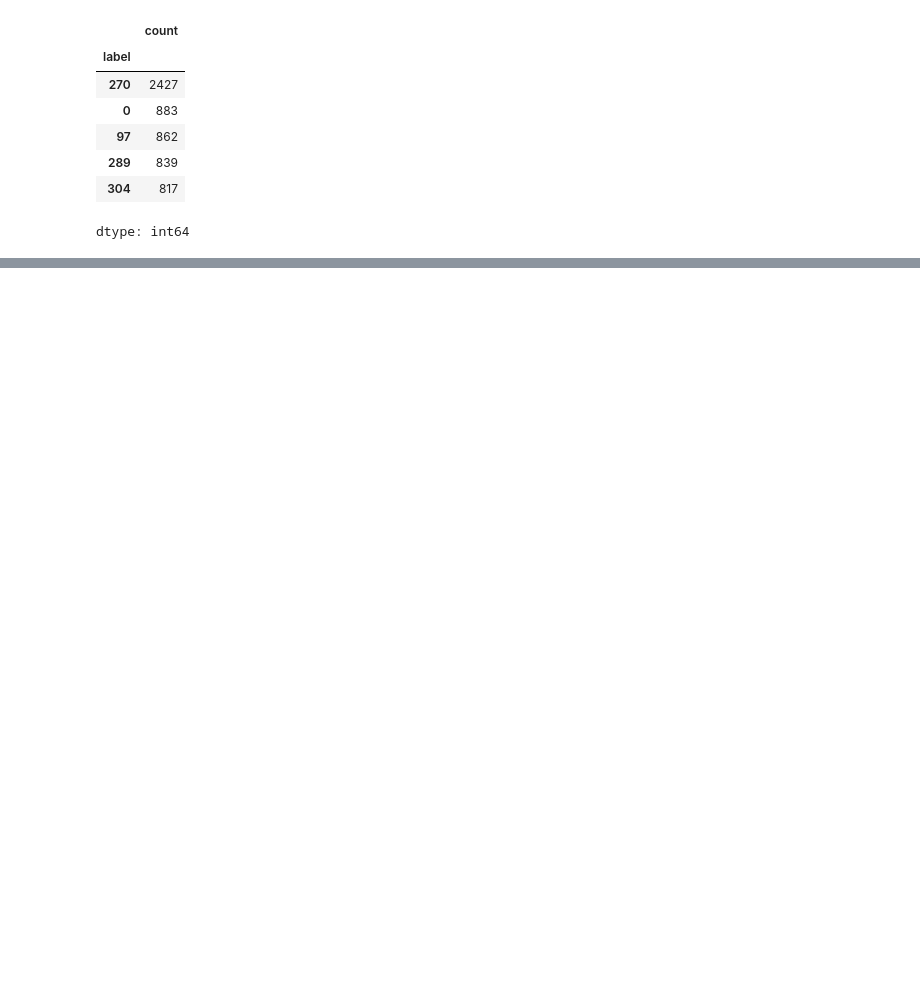
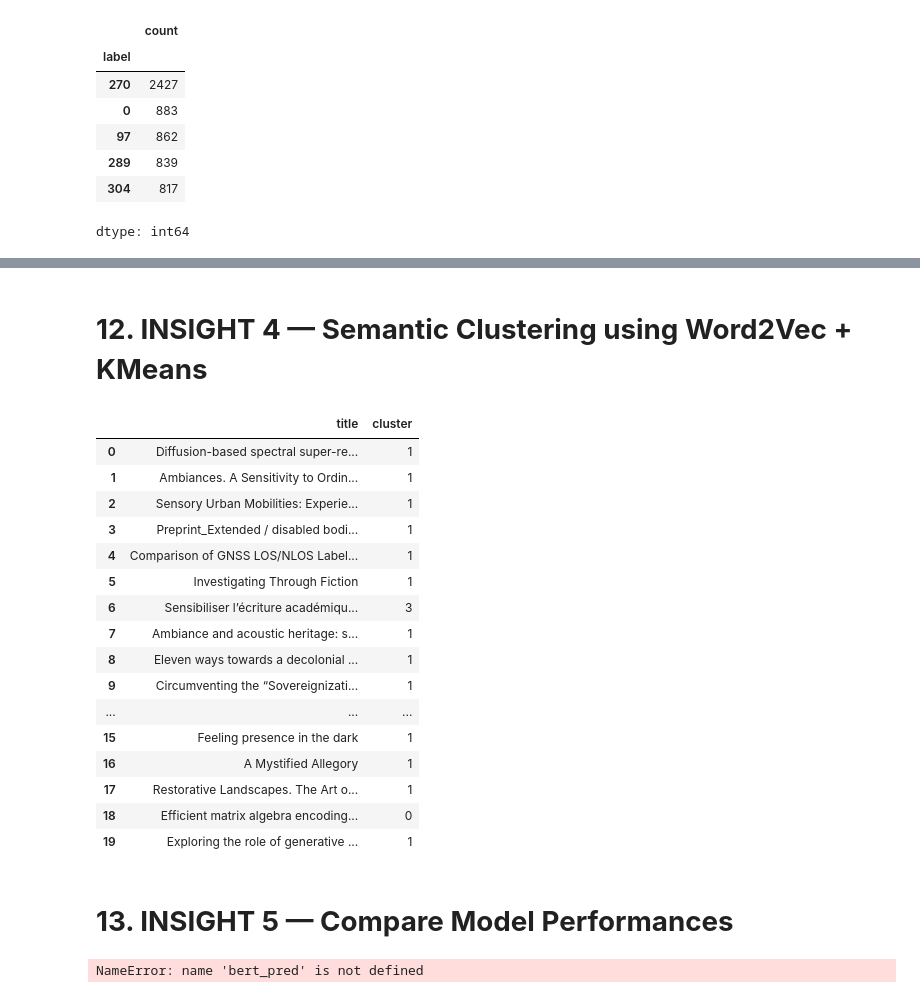
Before and after one commit to SanyaChauhan/article-classification-nlp, a Jupyter notebook: Capstone_project.ipynb, the cells around one changed output, grey strips where cells are left out. Cells and saved outputs as stored; diff of their text form; code cells hidden in the pictures; blank space fills up the shorter version.

```diff
--- a/Capstone_project.ipynb
+++ b/Capstone_project.ipynb
@@ -129,0 +189,22 @@ ValueError: The least populated class in y has only 1 member, which is too few.
+# %%
+from gensim.models import Word2Vec
+import numpy as np
+
+# Train Word2Vec
+sentences = [text.split() for text in df["text"]]
+w2v_model = Word2Vec(sentences, vector_size=100, window=5, min_count=2)
+
+def doc_vector(doc):
+    words = [w for w in doc.split() if w in w2v_model.wv]
+    if len(words)==0:
+        return np.zeros(100)
+    return np.mean(w2v_model.wv[words], axis=0)
+
+X_train_w2v = np.vstack(X_train.apply(doc_vector))
+X_test_w2v = np.vstack(X_test.apply(doc_vector))
+
+w2v_clf = LogisticRegression(max_iter=300)
+w2v_clf.fit(X_train_w2v, y_train)
+w2v_pred = w2v_clf.predict(X_test_w2v)
+
+print("Word2Vec Accuracy:", accuracy_score(y_test, w2v_pred))
@@ -129,0 +388,46 @@ ValueError: The least populated class in y has only 1 member, which is too few.
+# %% [markdown]
+# **12. INSIGHT 4 — Semantic Clustering using Word2Vec + KMeans**
+# %%
+from sklearn.cluster import KMeans
+
+vectors = np.vstack(df["text"].apply(doc_vector))
+kmeans = KMeans(n_clusters=5, random_state=42)
+df["cluster"] = kmeans.fit_predict(vectors)
+
+df[["title","cluster"]].head(20)
+# %% [output]
+|  | title | cluster |
+| 0 | Diffusion-based spectral super-re... | 1 |
+| 1 | Ambiances. A Sensitivity to Ordin... | 1 |
+| 2 | Sensory Urban Mobilities: Experie... | 1 |
+| 3 | Preprint_Extended / disabled bodi... | 1 |
+| 4 | Comparison of GNSS LOS/NLOS Label... | 1 |
+| 5 | Investigating Through Fiction | 1 |
+| 6 | Sensibiliser l’écriture académiqu... | 3 |
+| 7 | Ambiance and acoustic heritage: s... | 1 |
+| 8 | Eleven ways towards a decolonial ... | 1 |
+| 9 | Circumventing the “Sovereignizati... | 1 |
+| ... | ... | ... |
+| 15 | Feeling presence in the dark | 1 |
+| 16 | A Mystified Allegory | 1 |
+| 17 | Restorative Landscapes. The Art o... | 1 |
+| 18 | Efficient matrix algebra encoding... | 0 |
+| 19 | Exploring the role of generative ... | 1 |
+# %% [markdown]
+# **13. INSIGHT 5 — Compare Model Performances**
+# %%
+import pandas as pd
+
+results = pd.DataFrame({
+    "Model": ["BoW","Word2Vec","GloVe","BERT"],
+    "Accuracy": [
+        accuracy_score(y_test, bow_pred),
+        accuracy_score(y_test, w2v_pred),
+        accuracy_score(y_test, glove_pred),
+        accuracy_score(y_test, bert_pred),
+    ]
+})
+
+results
+# %% [output]
+NameError: name 'bert_pred' is not defined
```
Also changed, not shown: parts of 24 cells of this notebook.
